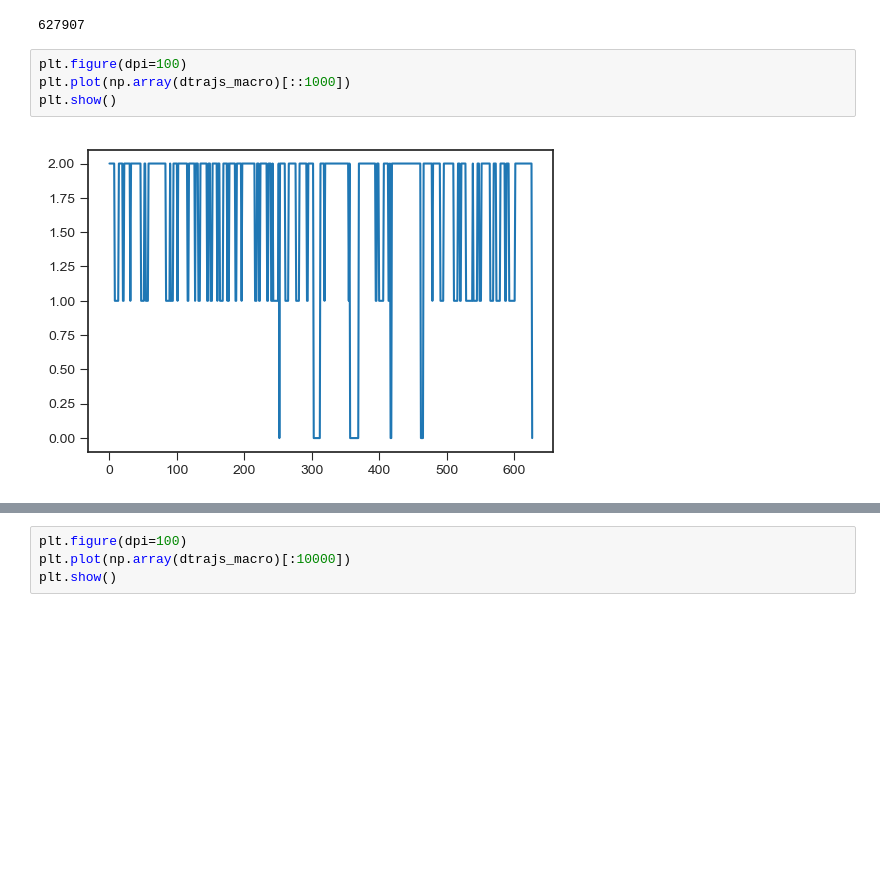
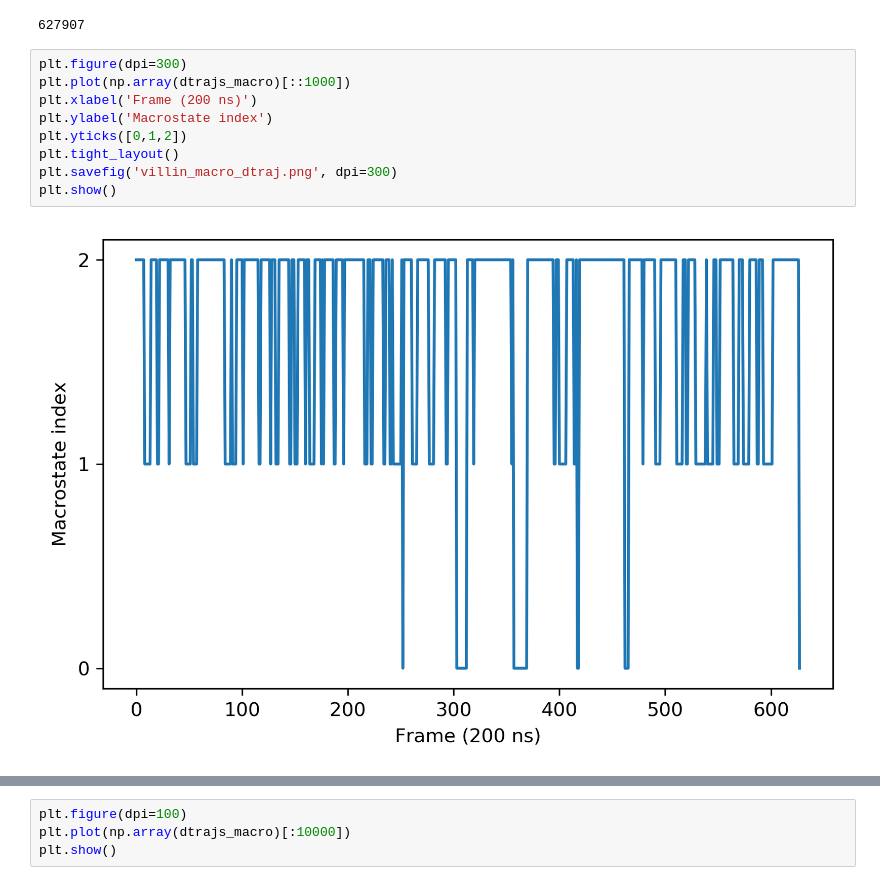
Before and after one commit to choderalab/msm-mfpt, a Jupyter notebook: vamp_scoring/automatic_eigenvalue/villin/villin_top_model.ipynb, the cells around one changed output, grey strips where cells are left out. Cells and saved outputs as stored; diff of their text form; blank space fills up the shorter version.

```diff
--- a/vamp_scoring/automatic_eigenvalue/villin/villin_top_model.ipynb
+++ b/vamp_scoring/automatic_eigenvalue/villin/villin_top_model.ipynb
@@ -863,8 +866,13 @@ len(dtrajs_macro)
 # %% [output]
 627907
 # %%
-plt.figure(dpi=100)
+plt.figure(dpi=300)
 plt.plot(np.array(dtrajs_macro)[::1000])
+plt.xlabel('Frame (200 ns)')
+plt.ylabel('Macrostate index')
+plt.yticks([0,1,2])
+plt.tight_layout()
+plt.savefig('villin_macro_dtraj.png', dpi=300)
 plt.show()
 # %% [output]
-[figure, old version]
+[figure, new version]
```
Also changed, not shown: parts of 34 cells of this notebook, 3 other files.
